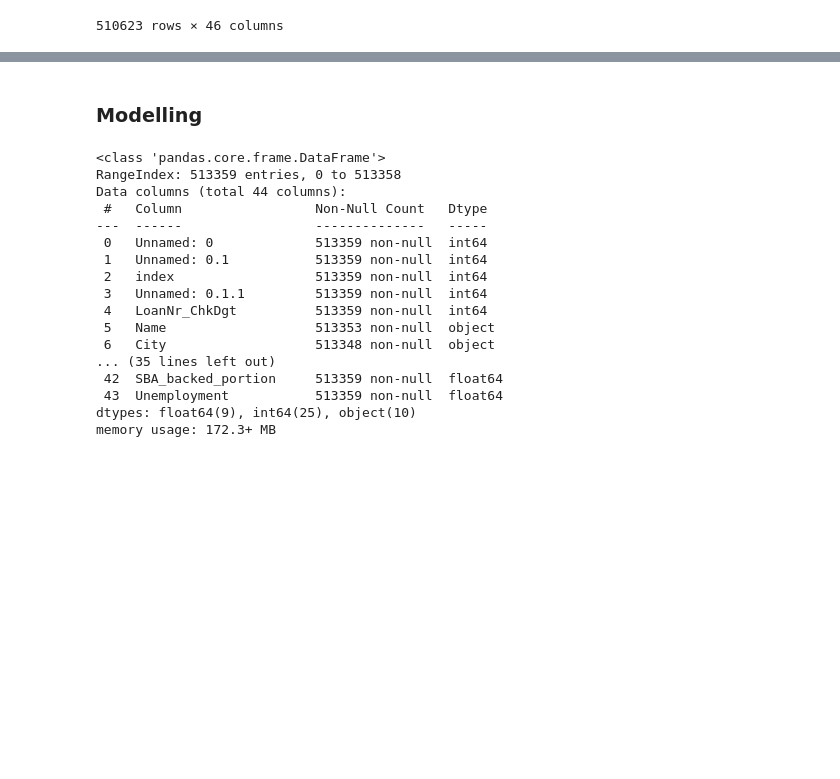
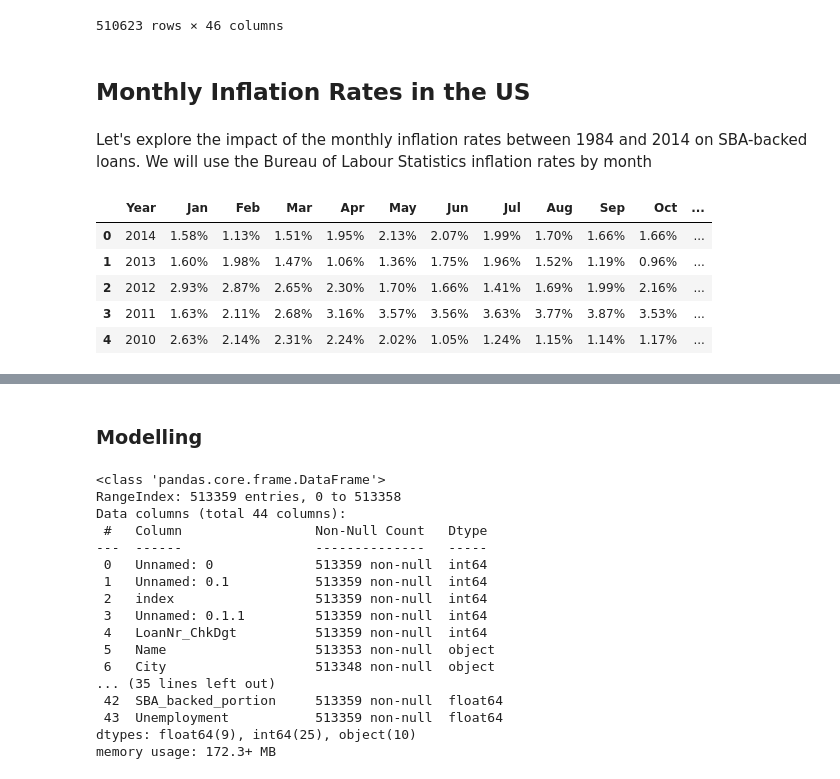
Before and after one commit to CIV2T1PEY/CIV1498-Group-Project, a Jupyter notebook: Final.ipynb, the cells around one changed output, grey strips where cells are left out. Drawn from its saved outputs; the diff is of its cells as text; code cells hidden in the pictures; blank space fills up the shorter version.

```diff
--- a/Final.ipynb
+++ b/Final.ipynb
@@ -1762,3 +1762,19 @@ merged_df
 | 510621 | 449804 | 468269 | 714142 | 241335 | 2702883009 | NORTH MAIN MINI MART | ROSEBURG | OR | 97470 | ... |
 | 510622 | 482800 | 501265 | 749300 | 691154 | 7162651008 | MOTHER HUBBARD DAY CARE CENTER | NEWARK | DE | 19702 | ... |
 510623 rows × 46 columns
+# %% [markdown]
+## Monthly Inflation Rates in the US
+# %% [markdown]
+Let's explore the impact of the monthly inflation rates between 1984 and 2014 on SBA-backed loans. We will use the Bureau of Labour Statistics inflation rates by month
+# %%
+monthly_inflation = pd.read_csv(
+    'Monthly_Inflation_raw.csv')
+# %%
+monthly_inflation.head()
+# %% [output]
+|  | Year | Jan | Feb | Mar | Apr | May | Jun | Jul | Aug | Sep | Oct | ... |
+| 0 | 2014 | 1.58% | 1.13% | 1.51% | 1.95% | 2.13% | 2.07% | 1.99% | 1.70% | 1.66% | 1.66% | ... |
+| 1 | 2013 | 1.60% | 1.98% | 1.47% | 1.06% | 1.36% | 1.75% | 1.96% | 1.52% | 1.19% | 0.96% | ... |
+| 2 | 2012 | 2.93% | 2.87% | 2.65% | 2.30% | 1.70% | 1.66% | 1.41% | 1.69% | 1.99% | 2.16% | ... |
+| 3 | 2011 | 1.63% | 2.11% | 2.68% | 3.16% | 3.57% | 3.56% | 3.63% | 3.77% | 3.87% | 3.53% | ... |
+| 4 | 2010 | 2.63% | 2.14% | 2.31% | 2.24% | 2.02% | 1.05% | 1.24% | 1.15% | 1.14% | 1.17% | ... |
```
Also changed, not shown: parts of 4 cells of this notebook.
